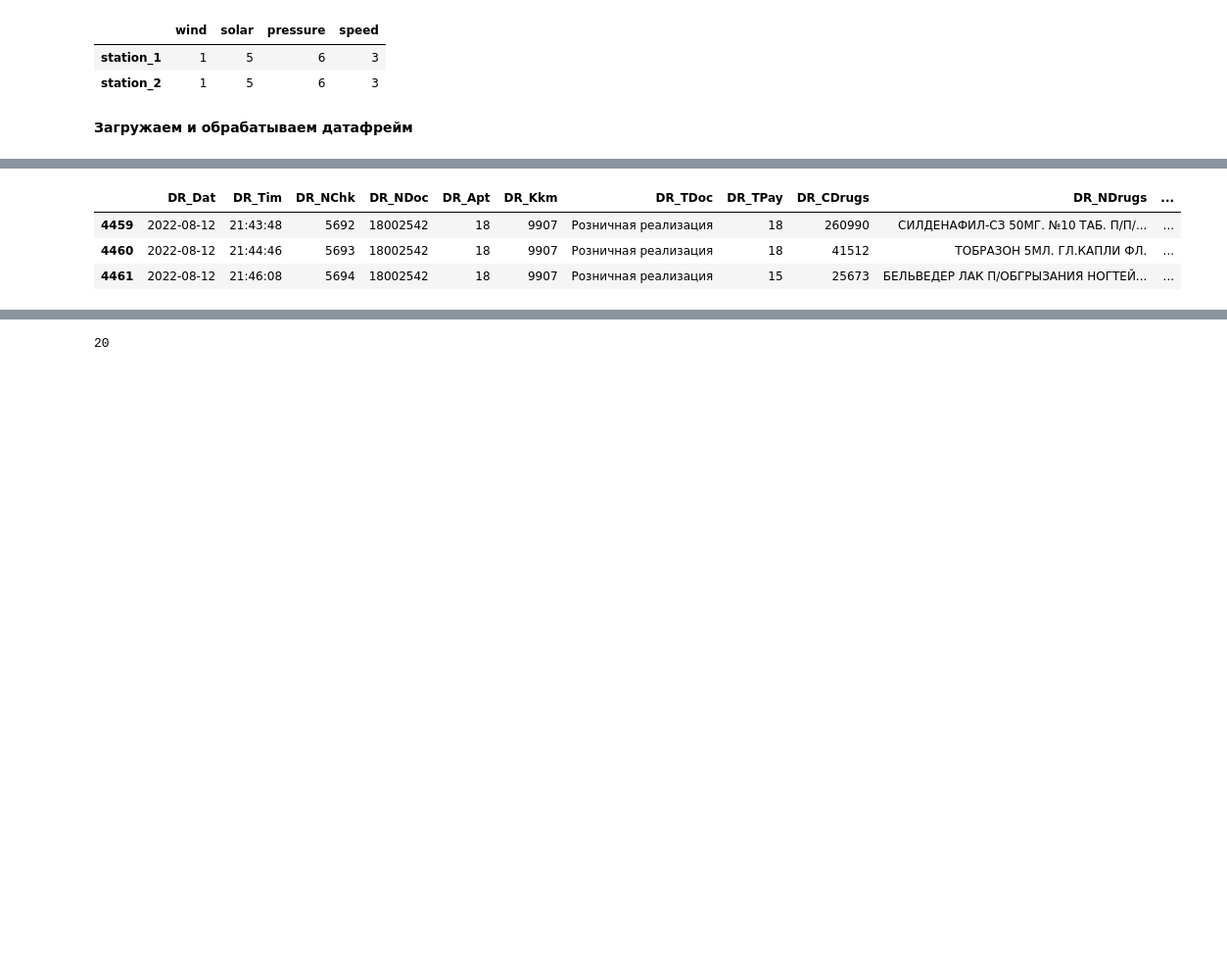
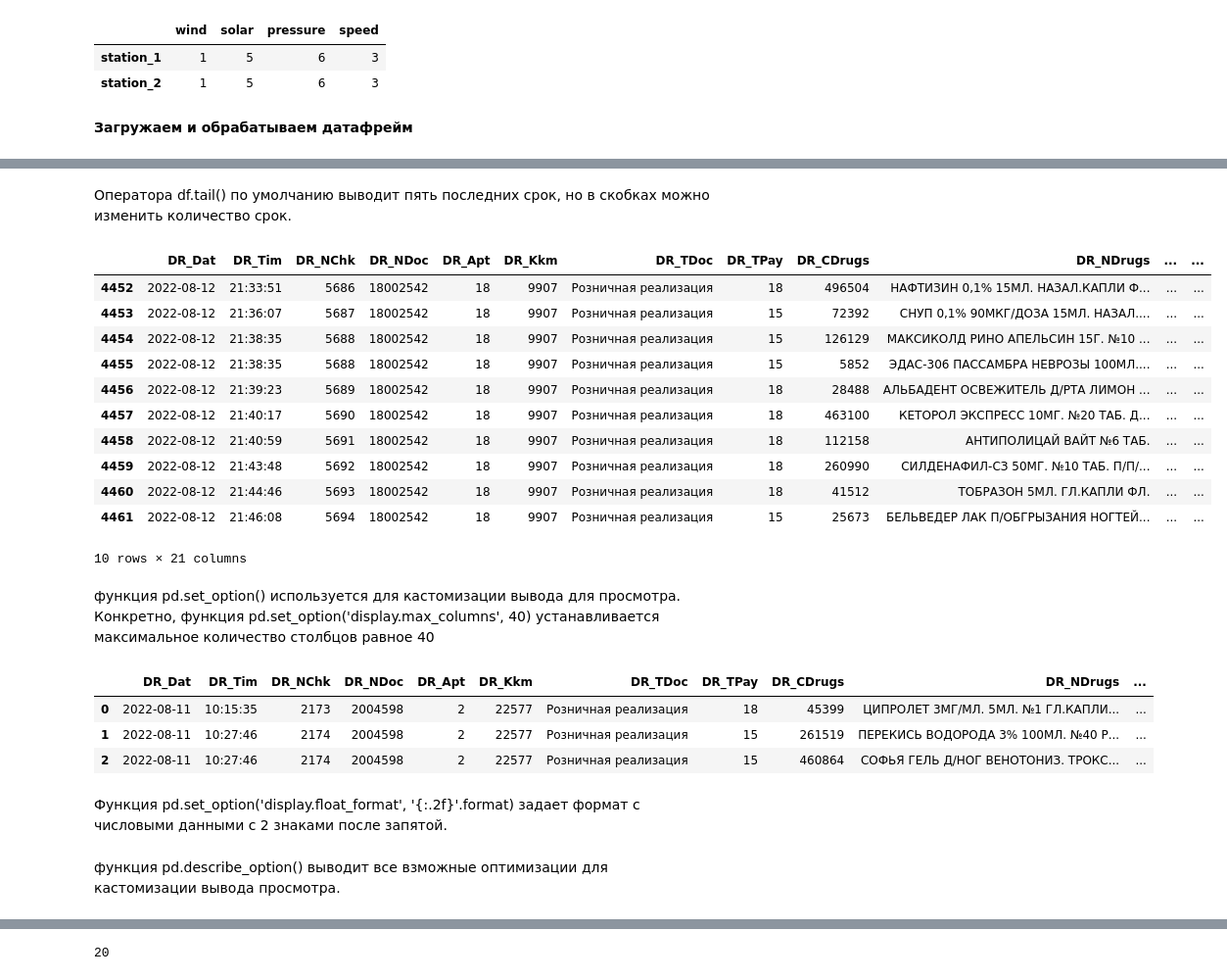
Before and after one commit to Vadim-Dubrovskii/Vadim-Learn, a Jupyter notebook: data/explore.ipynb, the cells around one changed output, grey strips where cells are left out. Shown at 98% size. Cells and saved outputs as stored; diff of their text form; code cells hidden in the pictures; blank space fills up the shorter version.

Commit message:
Посленее обновление.

```diff
--- a/data/explore.ipynb
+++ b/data/explore.ipynb
@@ -20,2 +23,9 @@ pd.DataFrame([[1,5,6,3], [1,5,6,3]], index=['station_1', 'station_2'], columns=[
+# %%
+from pathlib import Path
+# Папка, где находится текущий скрипт/ноутбук
+base_dir = Path('C:/Users/MACHENIKE/VadimLearn/Vadim-Learn/data').parent  # для .py файлов
+# или если вы в Jupyter:
+# base_dir = Path.cwd()
+file_path = base_dir / 'data' / 'data.csv'
 # %%
-df = pd.read_csv('data/data.csv', encoding='1251')
+df = pd.read_csv(file_path, encoding='cp1251')
@@ -24,13 +46,37 @@ FileNotFoundError: [Errno 2] No such file or directory: 'data/data.csv'
+# %% [markdown]
+Оператора df.tail() по умолчанию выводит пять последних срок, но в скобках можно изменить количество срок.
 # %%
-df.tail(3)
+df.tail(10)
 # %% [output]
-|  | DR_Dat | DR_Tim | DR_NChk | DR_NDoc | DR_Apt | DR_Kkm | DR_TDoc | DR_TPay | DR_CDrugs | DR_NDrugs | ... |
-| 4459 | 2022-08-12 | 21:43:48 | 5692 | 18002542 | 18 | 9907 | Розничная реализация | 18 | 260990 | СИЛДЕНАФИЛ-СЗ 50МГ. №10 ТАБ. П/П/... | ... |
-| 4460 | 2022-08-12 | 21:44:46 | 5693 | 18002542 | 18 | 9907 | Розничная реализация | 18 | 41512 | ТОБРАЗОН 5МЛ. ГЛ.КАПЛИ ФЛ. | ... |
-| 4461 | 2022-08-12 | 21:46:08 | 5694 | 18002542 | 18 | 9907 | Розничная реализация | 15 | 25673 | БЕЛЬВЕДЕР ЛАК П/ОБГРЫЗАНИЯ НОГТЕЙ... | ... |
+|  | DR_Dat | DR_Tim | DR_NChk | DR_NDoc | DR_Apt | DR_Kkm | DR_TDoc | DR_TPay | DR_CDrugs | DR_NDrugs | ... | ... |
+| 4452 | 2022-08-12 | 21:33:51 | 5686 | 18002542 | 18 | 9907 | Розничная реализация | 18 | 496504 | НАФТИЗИН 0,1% 15МЛ. НАЗАЛ.КАПЛИ Ф... | ... | ... |
+| 4453 | 2022-08-12 | 21:36:07 | 5687 | 18002542 | 18 | 9907 | Розничная реализация | 15 | 72392 | СНУП 0,1% 90МКГ/ДОЗА 15МЛ. НАЗАЛ.... | ... | ... |
+| 4454 | 2022-08-12 | 21:38:35 | 5688 | 18002542 | 18 | 9907 | Розничная реализация | 15 | 126129 | МАКСИКОЛД РИНО АПЕЛЬСИН 15Г. №10 ... | ... | ... |
+| 4455 | 2022-08-12 | 21:38:35 | 5688 | 18002542 | 18 | 9907 | Розничная реализация | 15 | 5852 | ЭДАС-306 ПАССАМБРА НЕВРОЗЫ 100МЛ.... | ... | ... |
+| 4456 | 2022-08-12 | 21:39:23 | 5689 | 18002542 | 18 | 9907 | Розничная реализация | 18 | 28488 | АЛЬБАДЕНТ ОСВЕЖИТЕЛЬ Д/РТА ЛИМОН ... | ... | ... |
+| 4457 | 2022-08-12 | 21:40:17 | 5690 | 18002542 | 18 | 9907 | Розничная реализация | 18 | 463100 | КЕТОРОЛ ЭКСПРЕСС 10МГ. №20 ТАБ. Д... | ... | ... |
+| 4458 | 2022-08-12 | 21:40:59 | 5691 | 18002542 | 18 | 9907 | Розничная реализация | 18 | 112158 | АНТИПОЛИЦАЙ ВАЙТ №6 ТАБ. | ... | ... |
+| 4459 | 2022-08-12 | 21:43:48 | 5692 | 18002542 | 18 | 9907 | Розничная реализация | 18 | 260990 | СИЛДЕНАФИЛ-СЗ 50МГ. №10 ТАБ. П/П/... | ... | ... |
+| 4460 | 2022-08-12 | 21:44:46 | 5693 | 18002542 | 18 | 9907 | Розничная реализация | 18 | 41512 | ТОБРАЗОН 5МЛ. ГЛ.КАПЛИ ФЛ. | ... | ... |
+| 4461 | 2022-08-12 | 21:46:08 | 5694 | 18002542 | 18 | 9907 | Розничная реализация | 15 | 25673 | БЕЛЬВЕДЕР ЛАК П/ОБГРЫЗАНИЯ НОГТЕЙ... | ... | ... |
+10 rows × 21 columns
+# %% [markdown]
+функция pd.set_option()  используется для кастомизации вывода для просмотра.
+Конкретно, функция pd.set_option('display.max_columns', 40) устанавливается максимальное количество столбцов равное 40
 # %%
 pd.set_option('display.max_columns', 40)
+# %%
+df.head(3)
+# %% [output]
+|  | DR_Dat | DR_Tim | DR_NChk | DR_NDoc | DR_Apt | DR_Kkm | DR_TDoc | DR_TPay | DR_CDrugs | DR_NDrugs | ... |
+| 0 | 2022-08-11 | 10:15:35 | 2173 | 2004598 | 2 | 22577 | Розничная реализация | 18 | 45399 | ЦИПРОЛЕТ 3МГ/МЛ. 5МЛ. №1 ГЛ.КАПЛИ... | ... |
+| 1 | 2022-08-11 | 10:27:46 | 2174 | 2004598 | 2 | 22577 | Розничная реализация | 15 | 261519 | ПЕРЕКИСЬ ВОДОРОДА 3% 100МЛ. №40 Р... | ... |
+| 2 | 2022-08-11 | 10:27:46 | 2174 | 2004598 | 2 | 22577 | Розничная реализация | 15 | 460864 | СОФЬЯ ГЕЛЬ Д/НОГ ВЕНОТОНИЗ. ТРОКС... | ... |
+# %% [markdown]
+Функция pd.set_option('display.float_format', '{:.2f}'.format) задает формат с числовыми данными с 2 знаками после запятой.
 # %%
 pd.set_option('display.float_format', '{:.2f}'.format)
+# %% [markdown]
+функция pd.describe_option() выводит все взможные оптимизации для кастомизации вывода просмотра.
 # %%
 pd.describe_option()
```
Also changed, not shown: parts of 17 cells of this notebook.
